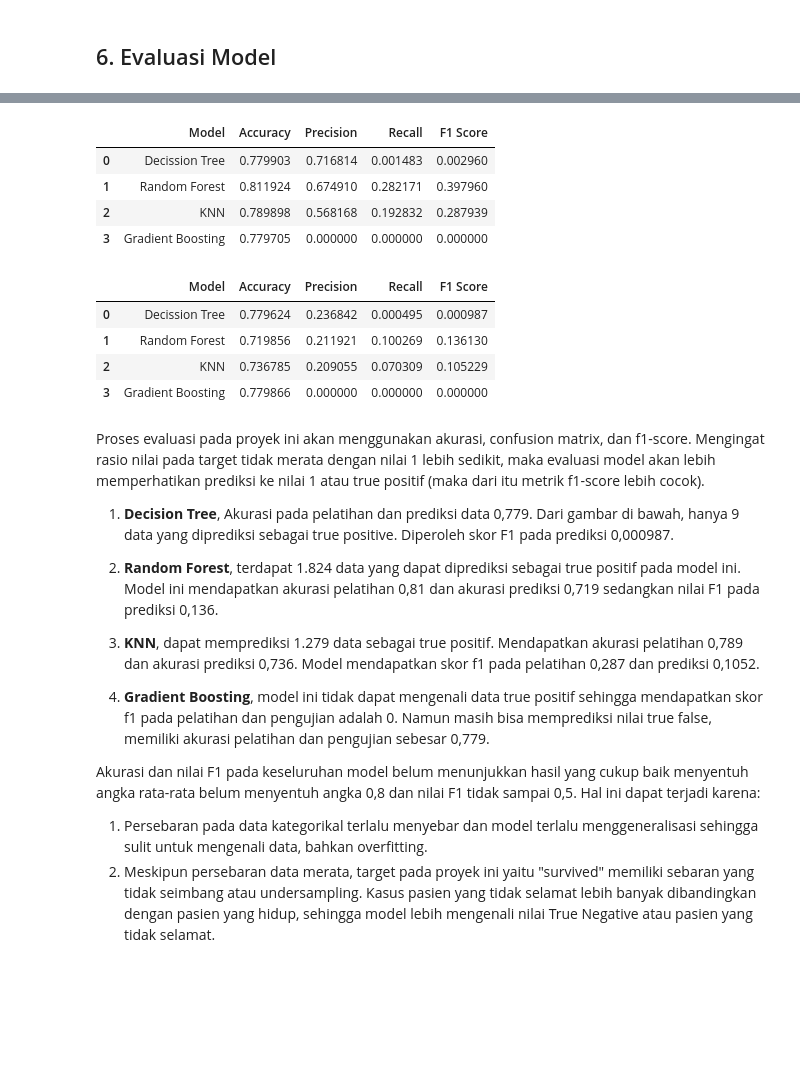
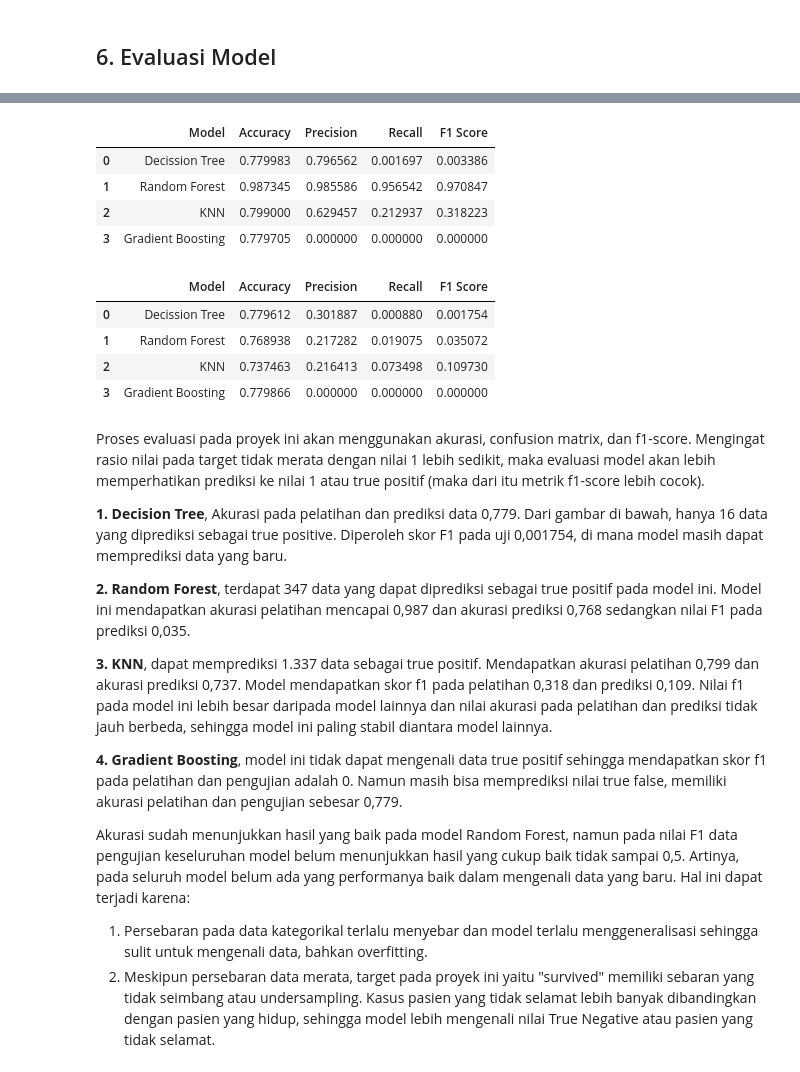
Before and after one commit to ayalya/PredictiveAnalysis_LungCancer, a Jupyter notebook: Predictive_Analysis_Lung_Cancer.ipynb, the cells around one changed output, grey strips where cells are left out. Drawn from its saved outputs; the diff is of its cells as text; code cells hidden in the pictures; blank space fills up the shorter version.

```diff
--- a/Predictive_Analysis_Lung_Cancer.ipynb
+++ b/Predictive_Analysis_Lung_Cancer.ipynb
@@ -609,10 +603,10 @@ Kelebihan dari Lasso:
 3. Cocok untuk dataset dengan banyak fitur, terutama jika beberapa fitur tidak penting digunakan.
 # %%
 # Pakai Lasso untuk mengecilkan koefisien fitur tidak penting ke nol
-lasso = Lasso(alpha=0.001)
+lasso = Lasso(alpha=0.0001)
 lasso.fit(X_train, y_train)
 
 # Lihat fitur yang dipilih
-selected_features = X.columns[lasso.coef_ != 0]
-print("Selected Features:", selected_features)
+selected_features_lasso = X.columns[lasso.coef_ != 0]
+print("Selected Features:", selected_features_lasso)
 # %% [output]
@@ -620,5 +617,5 @@ Selected Features: Index(['country'], dtype='object')
 # %%
-selected_features_cols = selected_features.tolist() + ['survival_months', 'bmi', 'cholesterol_group']
+selected_features_cols = selected_features_lasso.tolist()
 
 # Mengambil data X train dan test yang sudah dipisahkan sebelumnya.
 X_train_selected = X_train[selected_features_cols]
@@ -760,45 +757,45 @@ df_evaluasi_train = evaluasi_model_train(models, X_train_selected, y_train)
 df_evaluasi_train
 # %% [output]
 |  | Model | Accuracy | Precision | Recall | F1 Score |
-| 0 | Decission Tree | 0.779903 | 0.716814 | 0.001483 | 0.002960 |
-| 1 | Random Forest | 0.811924 | 0.674910 | 0.282171 | 0.397960 |
-| 2 | KNN | 0.789898 | 0.568168 | 0.192832 | 0.287939 |
+| 0 | Decission Tree | 0.779983 | 0.796562 | 0.001697 | 0.003386 |
+| 1 | Random Forest | 0.987345 | 0.985586 | 0.956542 | 0.970847 |
+| 2 | KNN | 0.799000 | 0.629457 | 0.212937 | 0.318223 |
 | 3 | Gradient Boosting | 0.779705 | 0.000000 | 0.000000 | 0.000000 |
 # %%
 def evaluasi_model_test(models, X_test, y_test):
     results = []
 
     for name, model in models.items():
-        y_pred = model.predict(X_test_selected)
+        y_pred = model.predict(X_test)
         accuracy = accuracy_score(y_test, y_pred)
         precision = precision_score(y_test, y_pred, zero_division=0)
         recall = recall_score(y_test, y_pred, zero_division=0)
         f1 = f1_score(y_test, y_pred, zero_division=0)
 
         results.append([name, accuracy, precision, recall, f1])
 
     return pd.DataFrame(results, columns=['Model', 'Accuracy', 'Precision', 'Recall', 'F1 Score'])
 
 df_evaluasi_test = evaluasi_model_test(models, X_test_selected, y_test)
 df_evaluasi_test
 # %% [output]
 |  | Model | Accuracy | Precision | Recall | F1 Score |
-| 0 | Decission Tree | 0.779624 | 0.236842 | 0.000495 | 0.000987 |
-| 1 | Random Forest | 0.719856 | 0.211921 | 0.100269 | 0.136130 |
-| 2 | KNN | 0.736785 | 0.209055 | 0.070309 | 0.105229 |
+| 0 | Decission Tree | 0.779612 | 0.301887 | 0.000880 | 0.001754 |
+| 1 | Random Forest | 0.768938 | 0.217282 | 0.019075 | 0.035072 |
+| 2 | KNN | 0.737463 | 0.216413 | 0.073498 | 0.109730 |
 | 3 | Gradient Boosting | 0.779866 | 0.000000 | 0.000000 | 0.000000 |
 # %% [markdown]
 Proses evaluasi pada proyek ini akan menggunakan akurasi, confusion matrix, dan f1-score. Mengingat rasio nilai pada target tidak merata dengan nilai 1 lebih sedikit, maka evaluasi model akan lebih memperhatikan prediksi ke nilai 1 atau true positif (maka dari itu metrik f1-score lebih cocok).
 
-1. **Decision Tree**, Akurasi pada pelatihan dan prediksi data 0,779. Dari gambar di bawah, hanya 9 data yang diprediksi sebagai true positive. Diperoleh skor F1 pada prediksi 0,000987.
+**1. Decision Tree**, Akurasi pada pelatihan dan prediksi data 0,779. Dari gambar di bawah, hanya 16 data yang diprediksi sebagai true positive. Diperoleh skor F1 pada uji 0,001754, di mana model masih dapat memprediksi data yang baru.
 
-2. **Random Forest**, terdapat 1.824 data yang dapat diprediksi sebagai true positif pada model ini. Model ini mendapatkan akurasi pelatihan 0,81 dan akurasi prediksi 0,719 sedangkan nilai F1 pada prediksi 0,136.
+**2. Random Forest**, terdapat 347 data yang dapat diprediksi sebagai true positif pada model ini. Model ini mendapatkan akurasi pelatihan mencapai 0,987 dan akurasi prediksi 0,768 sedangkan nilai F1 pada prediksi 0,035.
 
-3. **KNN**, dapat memprediksi 1.279 data sebagai true positif. Mendapatkan akurasi pelatihan 0,789 dan akurasi prediksi 0,736. Model mendapatkan skor f1 pada pelatihan 0,287 dan prediksi 0,1052.
+**3. KNN**, dapat memprediksi 1.337 data sebagai true positif. Mendapatkan akurasi pelatihan 0,799 dan akurasi prediksi 0,737. Model mendapatkan skor f1 pada pelatihan 0,318 dan prediksi 0,109. Nilai f1 pada model ini lebih besar daripada model lainnya dan nilai akurasi pada pelatihan dan prediksi tidak jauh berbeda, sehingga model ini paling stabil diantara model lainnya.
 
-4. **Gradient Boosting**, model ini tidak dapat mengenali data true positif sehingga mendapatkan skor f1 pada pelatihan dan pengujian adalah 0. Namun masih bisa memprediksi nilai true false, memiliki akurasi pelatihan dan pengujian sebesar 0,779.
+**4. Gradient Boosting**, model ini tidak dapat mengenali data true positif sehingga mendapatkan skor f1 pada pelatihan dan pengujian adalah 0. Namun masih bisa memprediksi nilai true false, memiliki akurasi pelatihan dan pengujian sebesar 0,779.
 
-Akurasi dan nilai F1 pada keseluruhan model belum menunjukkan hasil yang cukup baik menyentuh angka rata-rata belum menyentuh angka 0,8 dan nilai F1 tidak sampai 0,5. Hal ini dapat terjadi karena:
+Akurasi sudah menunjukkan hasil yang baik pada model Random Forest, namun pada nilai F1 data pengujian keseluruhan model belum menunjukkan hasil yang cukup baik tidak sampai 0,5. Artinya, pada seluruh model belum ada yang performanya baik dalam mengenali data yang baru. Hal ini dapat terjadi karena:
 1. Persebaran pada data kategorikal terlalu menyebar dan model terlalu menggeneralisasi sehingga sulit untuk mengenali data, bahkan overfitting.
 2. Meskipun persebaran data merata, target pada proyek ini yaitu "survived" memiliki sebaran yang tidak seimbang atau undersampling. Kasus pasien yang tidak selamat lebih banyak dibandingkan dengan pasien yang hidup, sehingga model lebih mengenali nilai True Negative atau pasien yang tidak selamat.
 # %%
```
Also changed, not shown: parts of 11 cells of this notebook, 6 other files.
